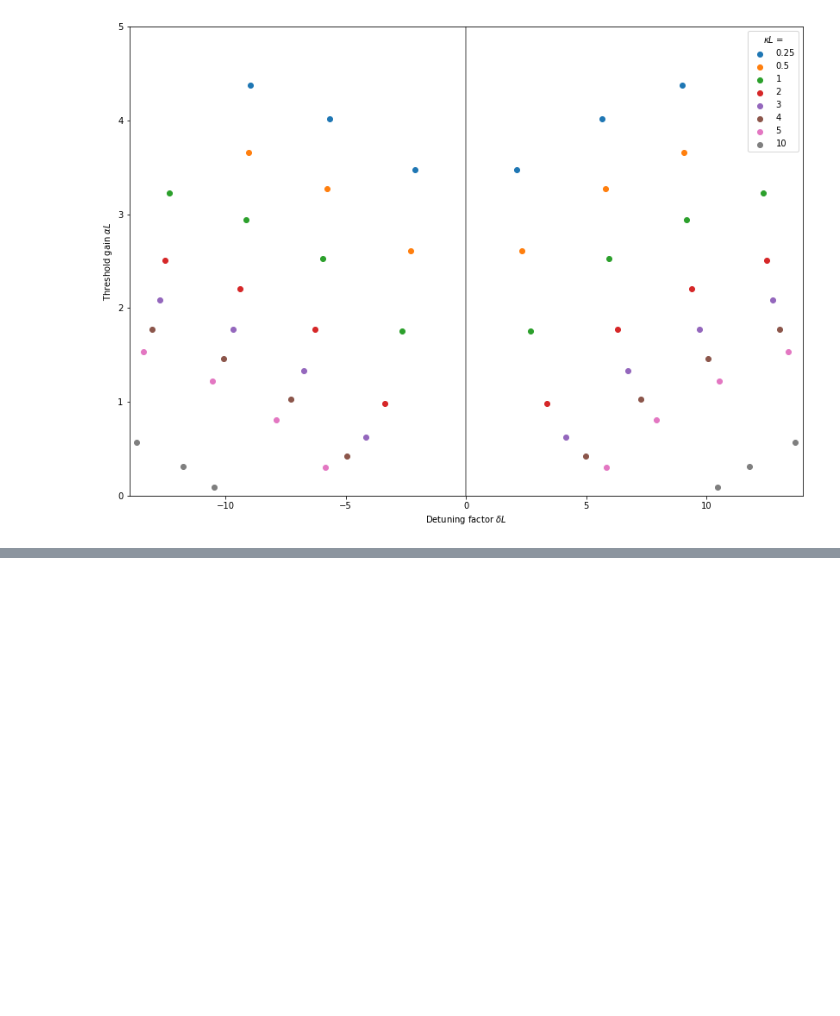
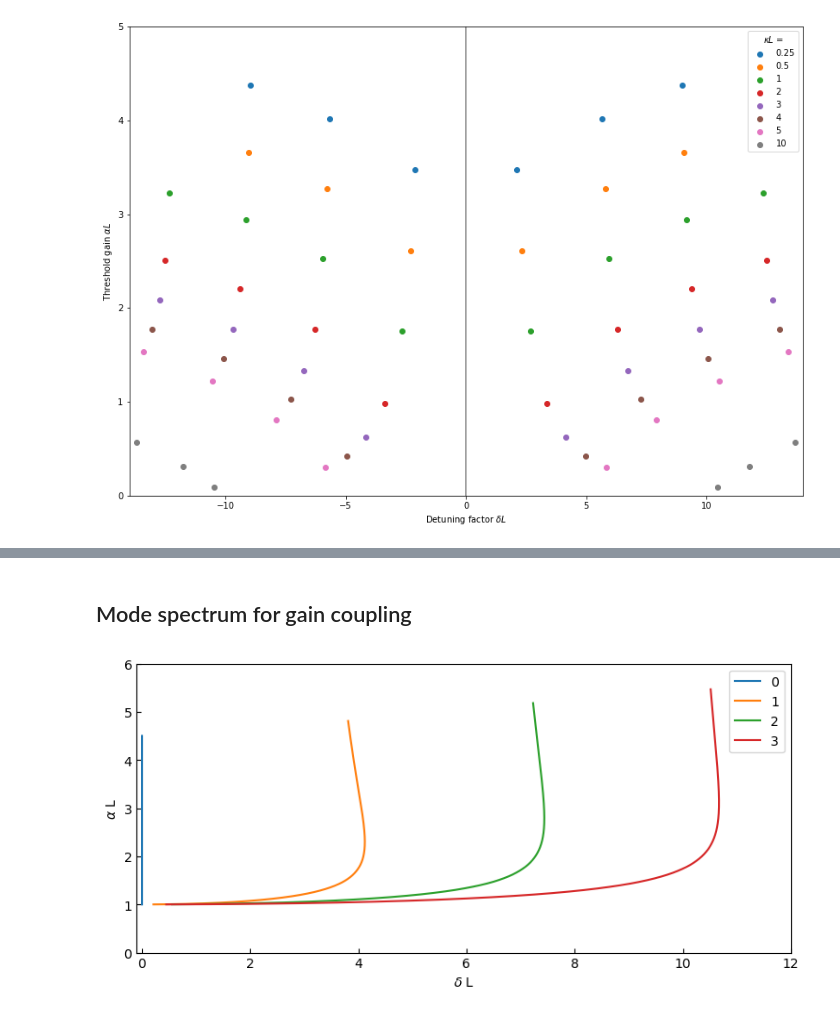
Before and after one commit to jangenoe/Coupled-Wave-Theory_DFB-Lasers, a Jupyter notebook: Kogelnik-Shank_Coupled-Wave-Theory_DFB-Lasers.ipynb, the cells around one changed output, grey strips where cells are left out. Drawn from its saved outputs; the diff is of its cells as text; code cells hidden in the pictures; blank space fills up the shorter version.

```diff
--- a/Kogelnik-Shank_Coupled-Wave-Theory_DFB-Lasers.ipynb
+++ b/Kogelnik-Shank_Coupled-Wave-Theory_DFB-Lasers.ipynb
@@ -668,17 +122,0 @@ The figure above corresponds to Fig. 11.b of <cite id="s3cy9"><a href="#zotero|1
-# %%
-kL=20
-mode=[1,2,3]
-gammaL1=[optimize.newton(g,mm*(2/kL**0.5+1j*np.pi), fprime=g1,fprime2=g2, args=(kL, )) for mm in mode]
-
-zz=np.linspace(-0.5,0.5,150)
-fig, ax = plt.subplots(1,1,figsize=(12,12))
-for mm,gL in zip(mode,gammaL1):
-    I=np.abs(np.sinh(gL*(zz+0.5)))**2+np.abs(np.sinh(gL*(zz-0.5)))**2
-    Io=I[0]
-    ax.plot(zz,I/Io,label=str(mm))
-
-ax.set_xlabel(r'distance')
-ax.set_ylabel(r'intensity')
-ax.set_xlim(-0.5,0.5)
-ax.tick_params(direction='in')
-plt.legend();
@@ -716,0 +132,22 @@ The figure above corresponds to <cite id="kvhuf"><a href="#DOI|10.1002/047085623
+# %% [markdown]
+## Mode spectrum for gain coupling
+# %%
+mode=[0,1,2,3]
+aa=[0,2.9j,4.9j,6.9j]
+kapaLmax=[1]+[abs(np.real((np.pi*a/2)/np.sinh(np.pi*a/2)))*0.997 for a in aa[1:] ]
+fig, ax = plt.subplots(1,1,figsize=(9,4))
+for mm,kLm,ar in zip(mode,kapaLmax,aa):
+    testy=np.linspace(0.01,10,1500)
+    testx=np.real((-1)**mm*(testy+np.pi*ar/2)/np.sinh(testy+np.pi*ar/2))
+    kapaL=np.linspace(0.1,kLm,1500)
+    gammaL=[optimize.newton(g, np.interp(kL, testx, testy+np.pi*ar/2), fprime=g1,fprime2=g2, args=((-1)**mm*1j*kL, )) for kL in kapaL]
+    xx=(-1)**mm*kapaL*np.cosh(gammaL)
+    ax.plot(np.imag(xx),np.real(xx),label=str(mm))
+ax.set_xlabel(r'$\delta$ L')
+ax.set_ylabel(r'$\alpha$ L')
+ax.set_xlim(-0.1,12)
+ax.set_ylim(0,6)
+ax.tick_params(direction='in')
+ax.legend();
+# %% [output]
+[figure, added]
```
Also changed, not shown: parts of 86 cells of this notebook, 27 other files.
